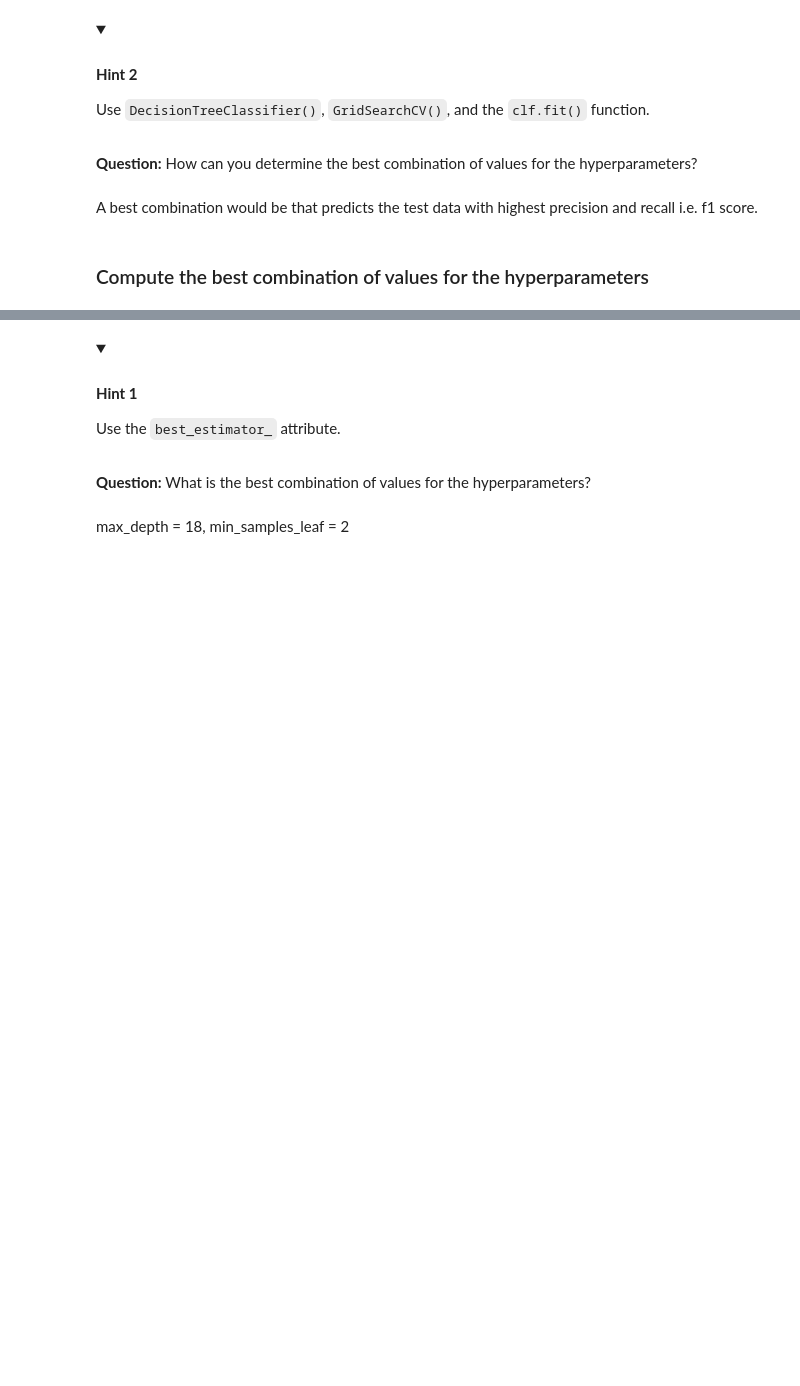
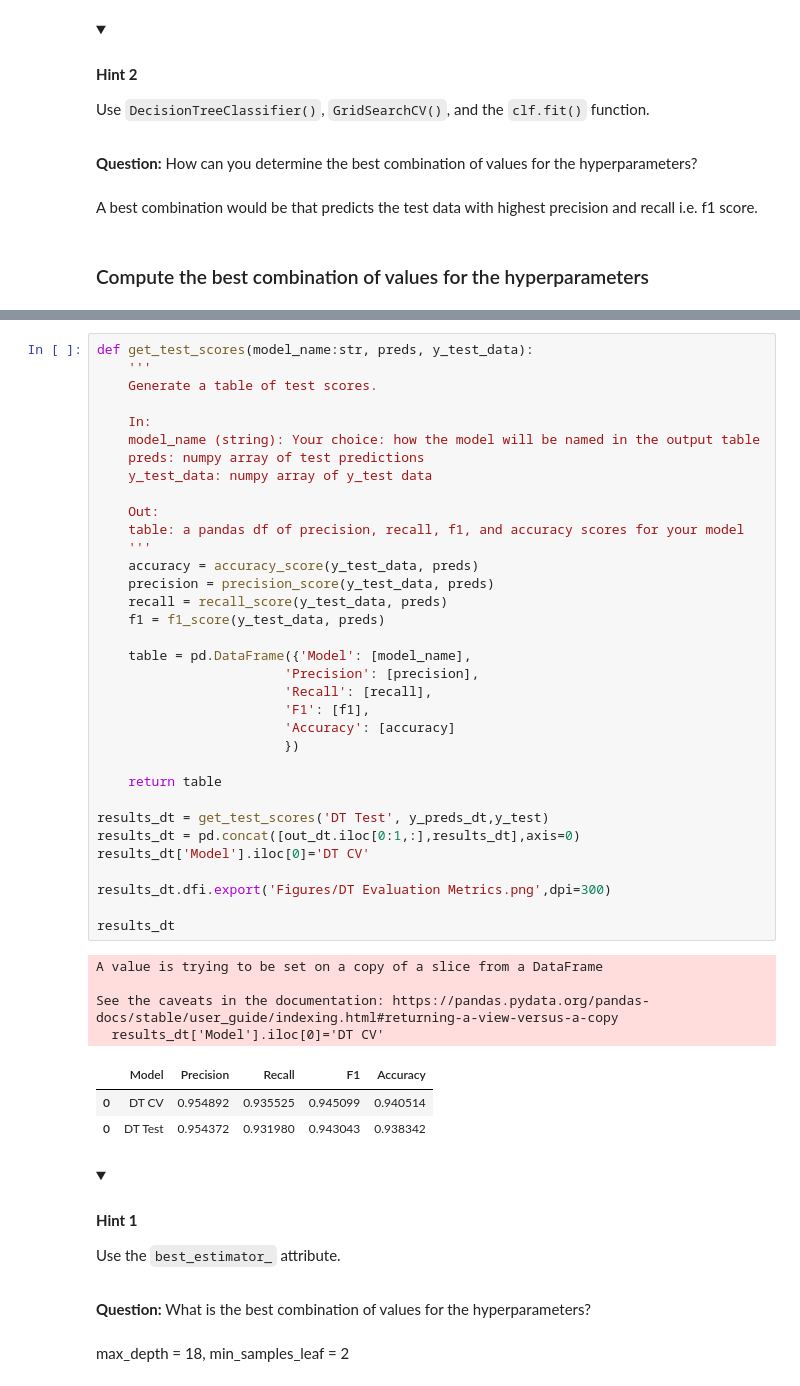
Before and after one commit to nitin6753/Customer_Satisfaction_Prediction, a Jupyter notebook: Build_decision_tree.ipynb, the cells around one changed output, grey strips where cells are left out. Cells and saved outputs as stored; diff of their text form; folded sections open; blank space fills up the shorter version.

```diff
--- a/Build_decision_tree.ipynb
+++ b/Build_decision_tree.ipynb
@@ -632,3 +688,45 @@ DecisionTreeClassifier(ccp_alpha=0.0, class_weight=None, criterion='gini',
+# %%
+def get_test_scores(model_name:str, preds, y_test_data):
+    '''
+    Generate a table of test scores.
+
+    In:
+    model_name (string): Your choice: how the model will be named in the output table
+    preds: numpy array of test predictions
+    y_test_data: numpy array of y_test data
+
+    Out:
+    table: a pandas df of precision, recall, f1, and accuracy scores for your model
+    '''
+    accuracy = accuracy_score(y_test_data, preds)
+    precision = precision_score(y_test_data, preds)
+    recall = recall_score(y_test_data, preds)
+    f1 = f1_score(y_test_data, preds)
+
+    table = pd.DataFrame({'Model': [model_name],
+                        'Precision': [precision],
+                        'Recall': [recall],
+                        'F1': [f1],
+                        'Accuracy': [accuracy]
+                        })
+
+    return table
+
+results_dt = get_test_scores('DT Test', y_preds_dt,y_test)
+results_dt = pd.concat([out_dt.iloc[0:1,:],results_dt],axis=0)
+results_dt['Model'].iloc[0]='DT CV'
+
+results_dt.dfi.export('Figures/DT Evaluation Metrics.png',dpi=300)
+
+results_dt
+# %% [output]
+A value is trying to be set on a copy of a slice from a DataFrame
+
+See the caveats in the documentation: https://pandas.pydata.org/pandas-docs/stable/user_guide/indexing.html#returning-a-view-versus-a-copy
+  results_dt['Model'].iloc[0]='DT CV'
+|  | Model | Precision | Recall | F1 | Accuracy |
+| 0 | DT CV | 0.954892 | 0.935525 | 0.945099 | 0.940514 |
+| 0 | DT Test | 0.954372 | 0.931980 | 0.943043 | 0.938342 |
 # %% [markdown]
 <details>
   <summary><h4><strong> Hint 1</strong></h4></summary>
```
Also changed, not shown: parts of 14 cells of this notebook, 17 other files.
